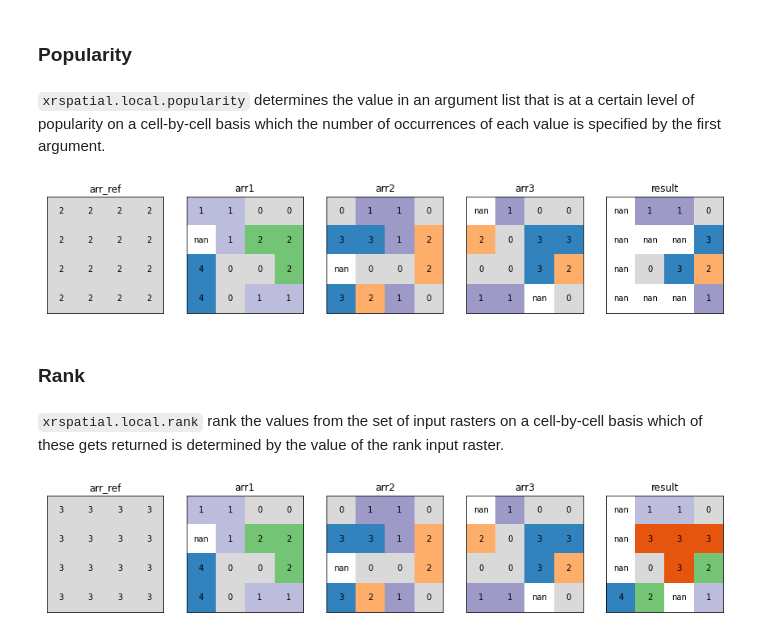
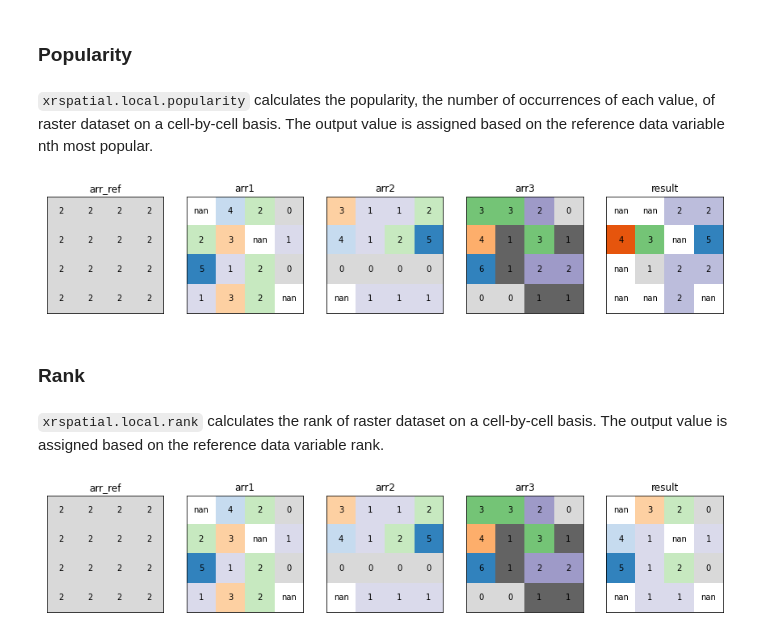
Before and after one commit to makepath/xarray-spatial, a Jupyter notebook: examples/local-tools.ipynb, the cells around one changed output. Saved outputs shown, nothing was run; the diff lists cells and outputs as text; code cells hidden in the pictures.

```diff
--- a/examples/local-tools.ipynb
+++ b/examples/local-tools.ipynb
@@ -211,56 +195,43 @@ plot_arrays(
 # %% [markdown]
 ### Popularity
 # %% [markdown]
-`xrspatial.local.popularity` determines the value in an argument list that is at a certain level of popularity on a cell-by-cell basis which the number of occurrences of each value is specified by the first argument.
+`xrspatial.local.popularity` calculates the popularity, the number of occurrences of each value, of raster dataset on a cell-by-cell basis. The output value is assigned based on the reference data variable nth most popular.
 # %%
 from xrspatial.local import popularity
 
-arr = xr.DataArray([[2, 2, 2, 2],
-                    [2, 2, 2, 2],
-                    [2, 2, 2, 2],
-                    [2, 2, 2, 2]], name='arr')
 
-input_ds = xr.merge([arr, raster_ds])
-
-result_arr = popularity(input_ds, 'arr')
+result_arr = popularity(raster_ds, 'arr')
 
 plot_arrays(
     [
-        input_ds['arr'],
-        input_ds['arr1'],
-        input_ds['arr2'],
-        input_ds['arr3'],
+        raster_ds['arr'],
+        raster_ds['arr1'],
+        raster_ds['arr2'],
+        raster_ds['arr3'],
         result_arr,
     ],
     ['arr_ref', 'arr1', 'arr2', 'arr3', 'result']
 )
 # %% [output]
-[figure, old version]
+[figure, new version]
 # %% [markdown]
 ### Rank
 # %% [markdown]
-`xrspatial.local.rank` rank the values from the set of input rasters on a cell-by-cell basis which of these gets returned is determined by the value of the rank input raster.
+`xrspatial.local.rank` calculates the rank of raster dataset on a cell-by-cell basis. The output value is assigned based on the reference data variable rank.
 # %%
 from xrspatial.local import rank
 
-arr = xr.DataArray([[3, 3, 3, 3],
-                    [3, 3, 3, 3],
-                    [3, 3, 3, 3],
-                    [3, 3, 3, 3]], name='arr')
-
-input_ds = xr.merge([arr, raster_ds])
-
-result_arr = rank(input_ds, 'arr')
+result_arr = rank(raster_ds, 'arr')
 
 plot_arrays(
     [
-        input_ds['arr'],
-        input_ds['arr1'],
-        input_ds['arr2'],
-        input_ds['arr3'],
+        raster_ds['arr'],
+        raster_ds['arr1'],
+        raster_ds['arr2'],
+        raster_ds['arr3'],
         result_arr,
     ],
     ['arr_ref', 'arr1', 'arr2', 'arr3', 'result']
 )
 # %% [output]
-[figure, old version]
+[figure, new version]
```
Also changed, not shown: parts of 26 cells of this notebook.
